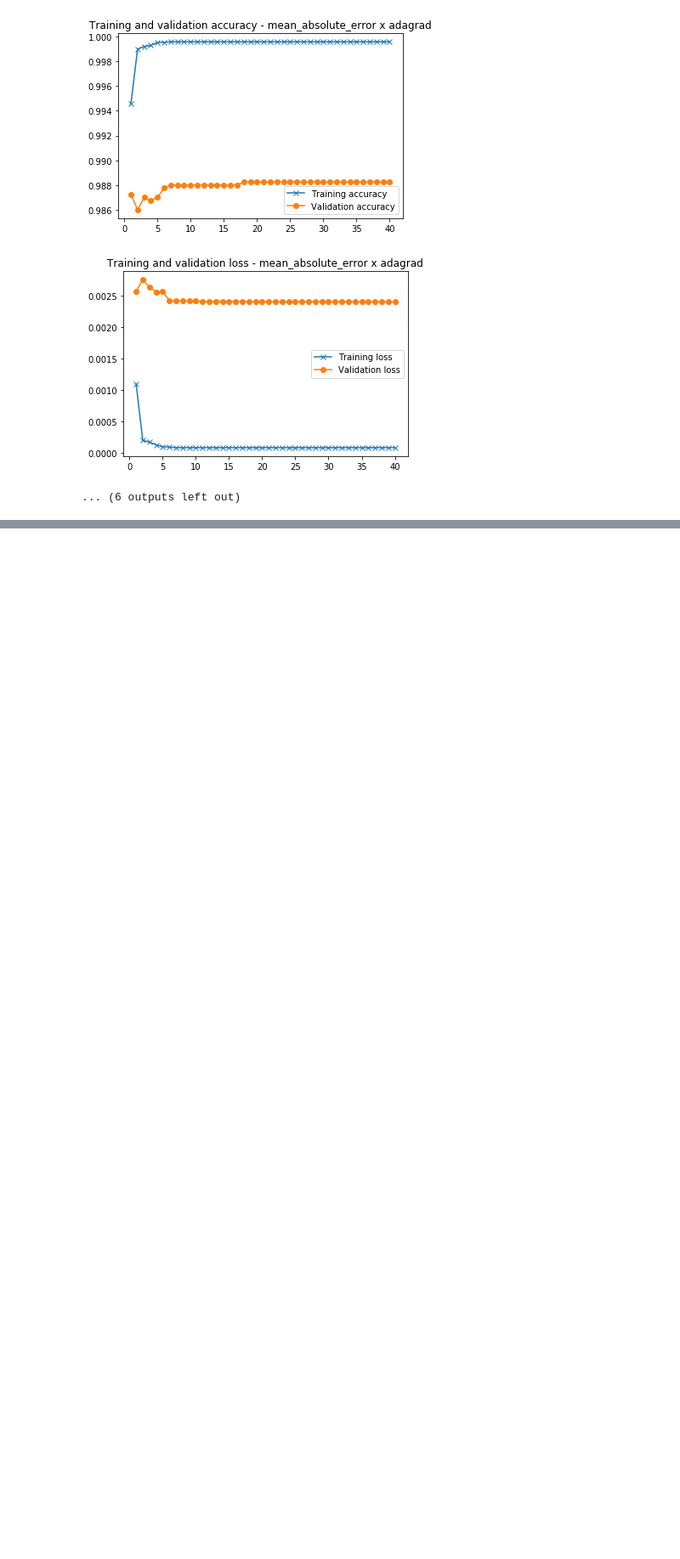
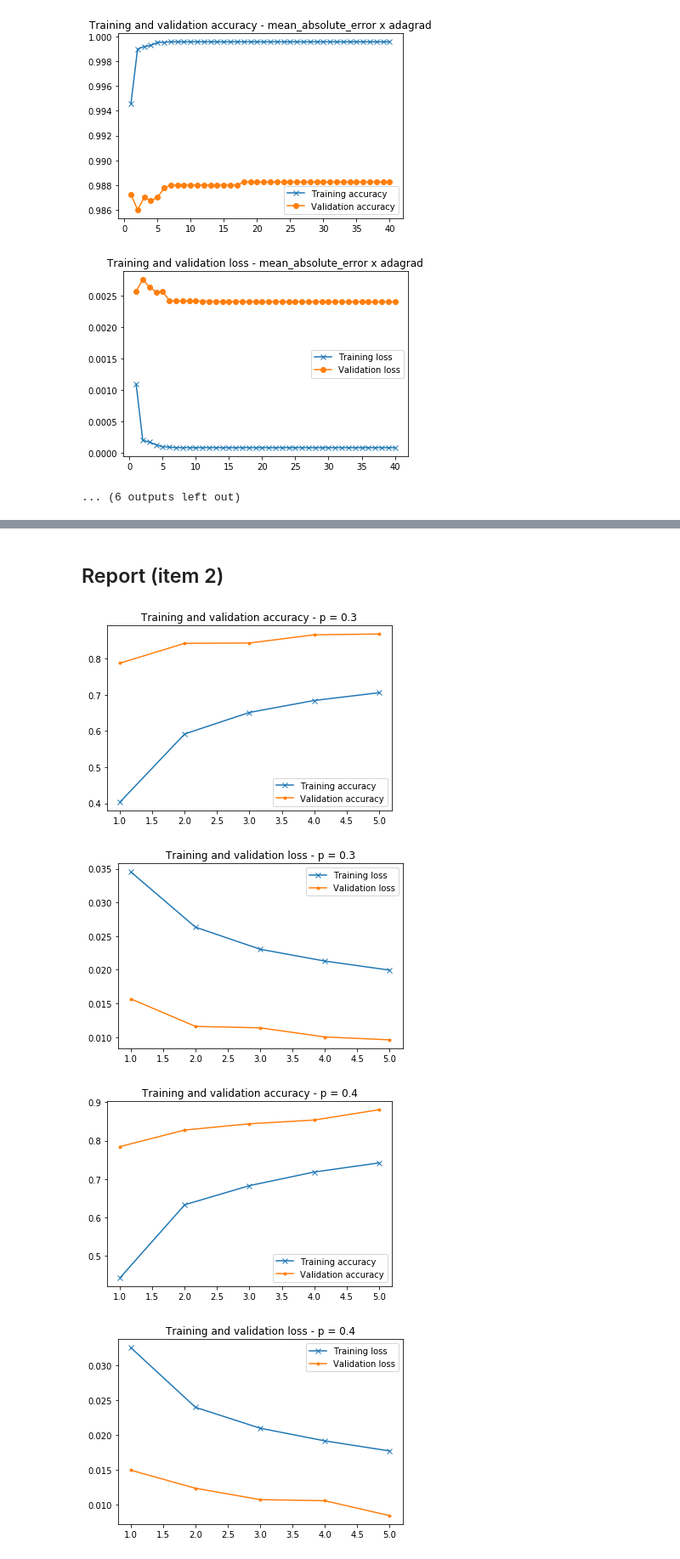
Before and after one commit to torres07/topicos-3, a Jupyter notebook: listas/lista-3/lista-3.ipynb, the cells around one changed output, grey strips where cells are left out. Shown: that part at 85% size. Cells and saved outputs as stored; diff of their text form; code cells hidden in the pictures; blank space fills up the shorter version.

```diff
--- a/listas/lista-3/lista-3.ipynb
+++ b/listas/lista-3/lista-3.ipynb
@@ -137,0 +192,3 @@ for history_, loss_, opt_ in history_loss_x_opt:
+# %%
+#Generate batches of tensor image data with real-time data augmentation. (24000/20 = 1200)
+history = model.fit_generator(datagen.flow(X_train, X_train_labels, batch_size=20), epochs=5, validation_data=(X_valid, X_valid_labels))
@@ -137,0 +206,3 @@ for history_, loss_, opt_ in history_loss_x_opt:
+# %%
+history_report = []
+history_report.append(history)
@@ -137,0 +237,2 @@ for history_, loss_, opt_ in history_loss_x_opt:
+# %%
+history_report.append(history)
@@ -137,0 +267,26 @@ for history_, loss_, opt_ in history_loss_x_opt:
+# %%
+history_report.append(history)
+# %% [markdown]
+## Report (item 2)
+# %%
+for hist, prob in zip(history_report, [0.3, 0.4, 0.5]):
+    acc = hist.history['acc']
+    val_acc = hist.history['val_acc']
+    loss = hist.history['loss']
+    val_loss = hist.history['val_loss']
+    epochs = range(1, len(acc) + 1)
+    plt.plot(epochs, acc, marker='x', label='Training accuracy')
+    plt.plot(epochs, val_acc, marker='.', label='Validation accuracy')
+    plt.title('Training and validation accuracy - p = {}'.format(prob))
+    plt.legend()
+    plt.figure()
+    plt.plot(epochs, loss, marker='x', label='Training loss')
+    plt.plot(epochs, val_loss, marker='.', label='Validation loss')
+    plt.title('Training and validation loss - p = {}'.format(prob))
+    plt.legend()
+    plt.show()
+# %% [output]
+[figure, added]
+[figure, added]
+[figure, added]
+[figure, added]
```
Also changed, not shown: parts of 19 cells of this notebook.
